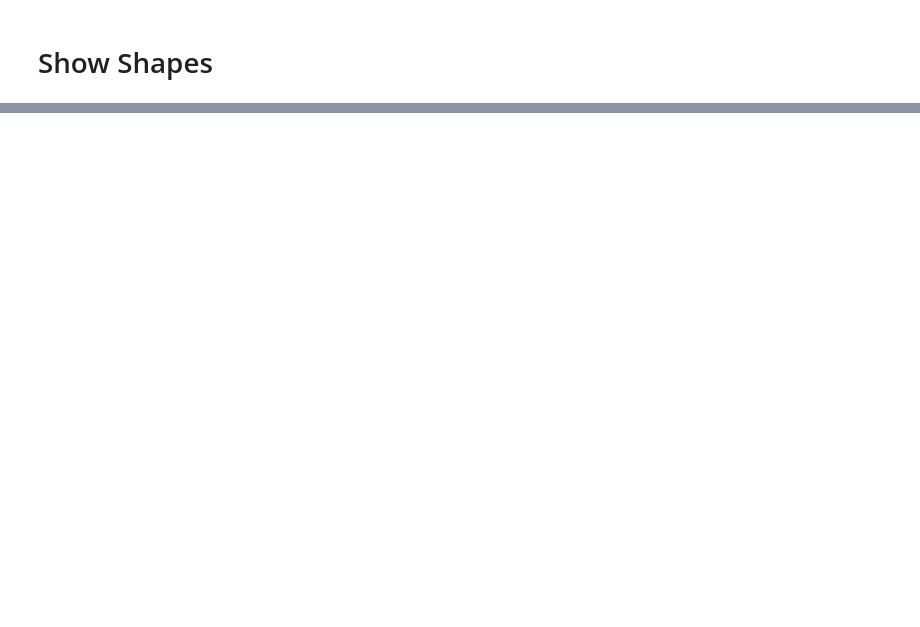
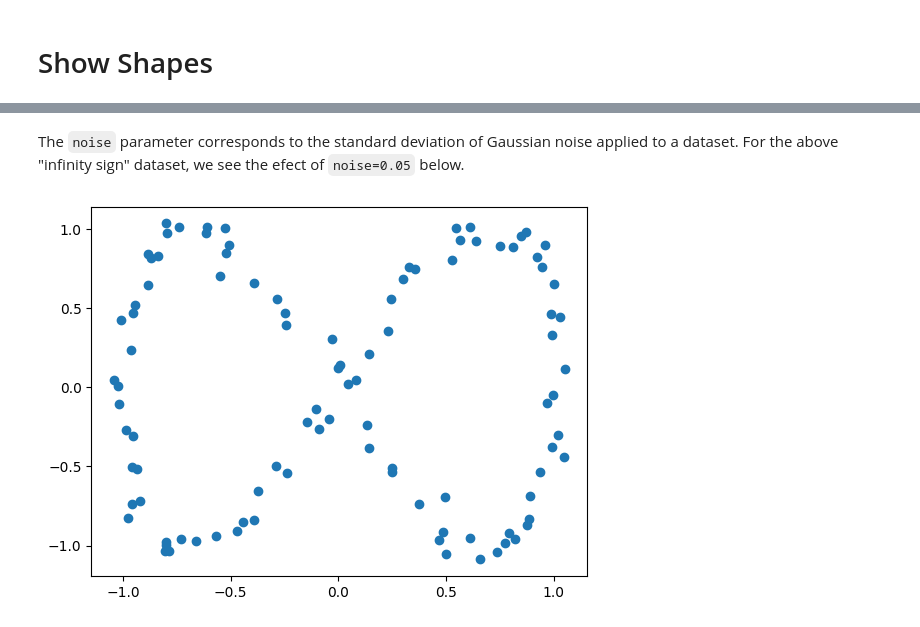
Before and after one commit to scikit-tda/tadasets, a Jupyter notebook: docs/notebooks/Examples.ipynb, the cells around one changed output, grey strips where cells are left out. Drawn from its saved outputs; the diff is of its cells as text; code cells hidden in the pictures; blank space fills up the shorter version.

```diff
--- a/docs/notebooks/Examples.ipynb
+++ b/docs/notebooks/Examples.ipynb
@@ -22,0 +32,8 @@ tadasets.plot3d(t)
+# %% [markdown]
+The `noise` parameter corresponds to the standard deviation of Gaussian noise applied to a dataset. For the above "infinity sign" dataset, we see the efect of `noise=0.05` below.
+# %%
+t = tadasets.infty_sign(noise=0.05)
+plt.scatter(t[:,0],t[:,1])
+plt.show()
+# %% [output]
+[figure, added]
```
Also changed, not shown: parts of 8 cells of this notebook.
